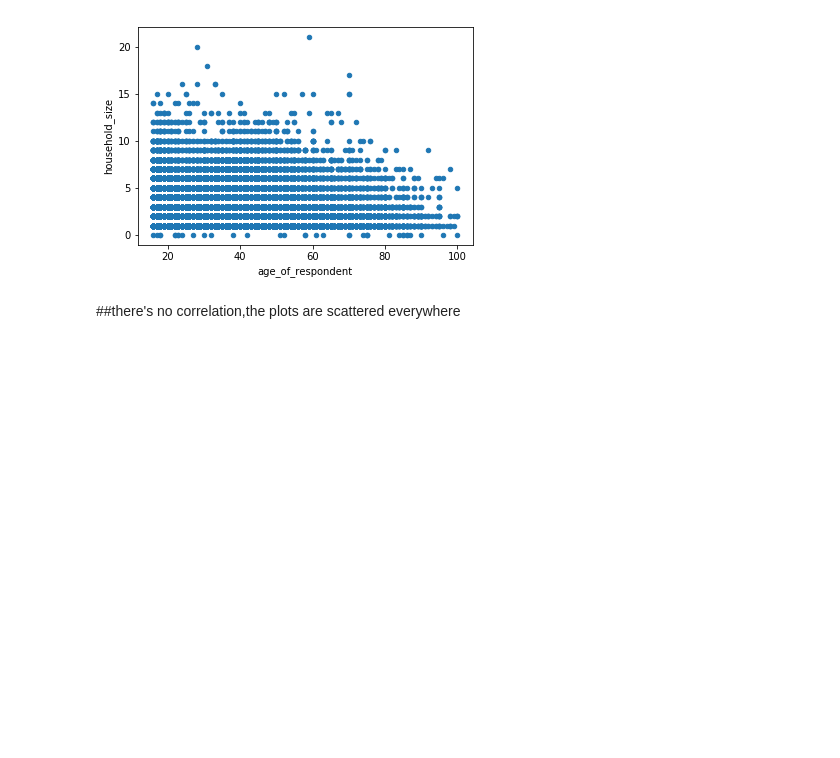
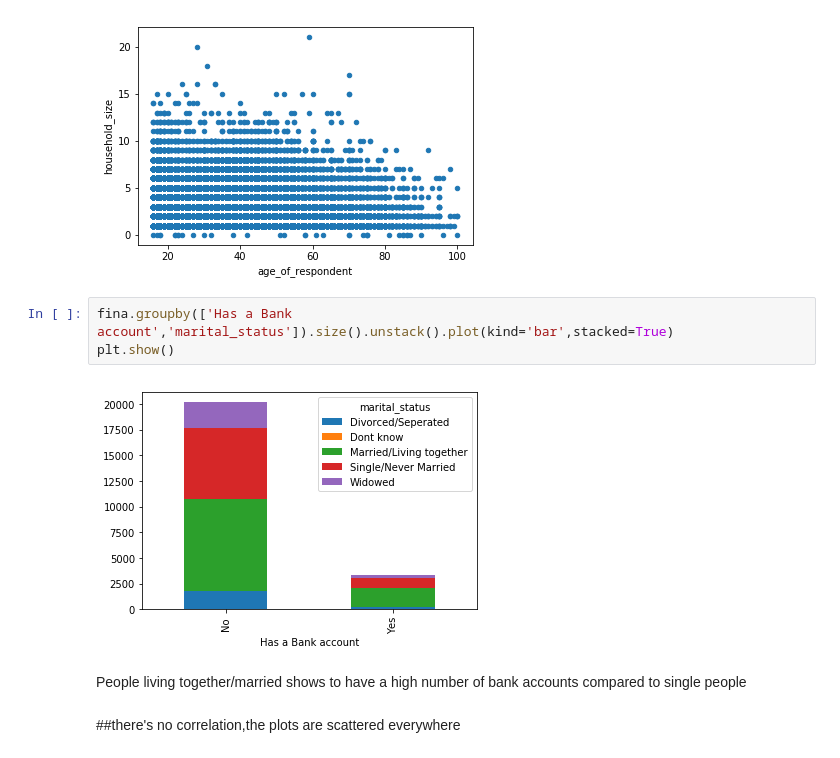
Before and after one commit to codybaraks/Financial-Inclusion, a Jupyter notebook: Financial_Inclusion.ipynb, the cells around one changed output. Drawn from its saved outputs; the diff is of its cells as text; blank space fills up the shorter version.

```diff
--- a/Financial_Inclusion.ipynb
+++ b/Financial_Inclusion.ipynb
@@ -431,6 +437,13 @@ fina.plot(x='age_of_respondent', y='household_size', kind='scatter')
 # %% [output]
 <matplotlib.axes._subplots.AxesSubplot at 0x...>
 [figure]
+# %%
+fina.groupby(['Has a Bank account','marital_status']).size().unstack().plot(kind='bar',stacked=True)
+plt.show()
+# %% [output]
+[figure, added]
+# %% [markdown]
+People living together/married shows to have a high number of bank accounts compared to single people
 # %% [markdown]
 ##there's no correlation,the plots are scattered everywhere
 # %% [markdown]
```
Also changed, not shown: parts of 3 cells of this notebook.
